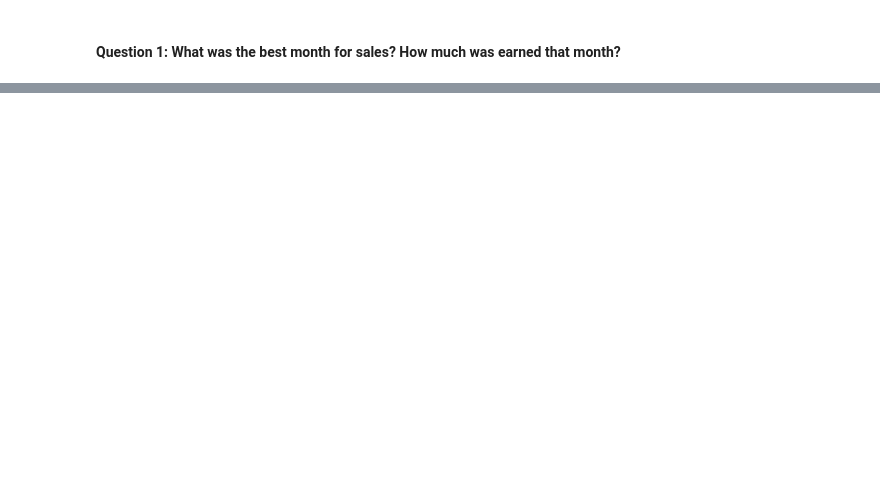
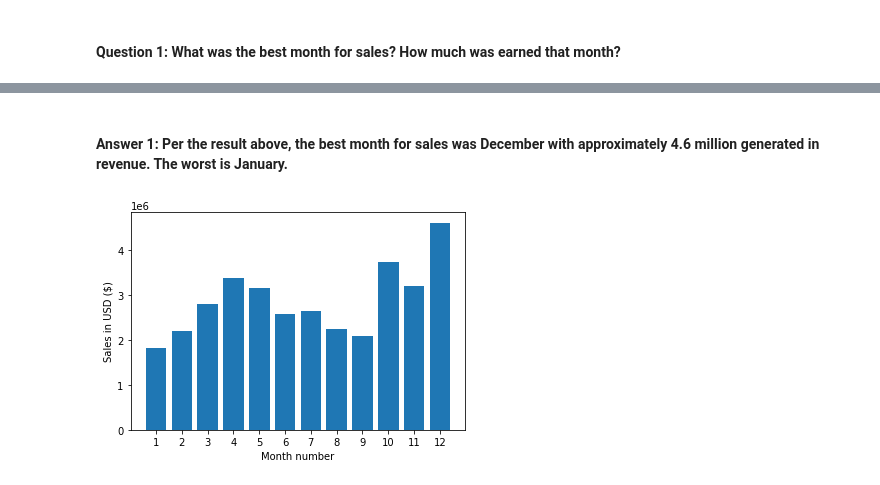
Before and after one commit to Kwabena-Kobiri/SalesAnalysis, a Jupyter notebook: Analysis.ipynb, the cells around one changed output, grey strips where cells are left out. Drawn from its saved outputs; the diff is of its cells as text; code cells hidden in the pictures; blank space fills up the shorter version.

Commit message:
Did some data column manipulations to discover the month that recorded the highest number of sales and the city with the highest number of sales.

```diff
--- a/Analysis.ipynb
+++ b/Analysis.ipynb
@@ -62,6 +62,6 @@ all_data = all_data[all_data['Order Date'].str[0:2] != 'Or']
 # %% [markdown]
 #### Convert columns to the correct types
 # %%
-all_data['Quantity Ordered'] = pd.to_numeric
-all_data['Price Each'] =
+all_data['Quantity Ordered'] = pd.to_numeric(all_data['Quantity Ordered'])
+all_data['Price Each'] = pd.to_numeric(all_data['Price Each'])
 # %% [markdown]
@@ -88,0 +96,13 @@ TypeError: can't multiply sequence by non-int of type 'str'
+# %%
+# Let's use the .apply method
+def get_city(address):
+    return address.split(',')[1]
+
+def get_state(address):
+    return address.split(',')[2].split(' ')[1]
+
+all_data['City'] = all_data['Purchase Address'].apply(
+    lambda x: get_city(x) + ' (' + get_state(x) + ')')
+# We could also use an f-string for the lambda function like (lambda x: f'{get_city(x)} ({get_state(x)})')
+
+all_data.head()
@@ -89,2 +116,6 @@ TypeError: can't multiply sequence by non-int of type 'str'
 # %% [markdown]
 #### Question 1: What was the best month for sales? How much was earned that month?
+# %%
+#Will do this by using a groupby method
+results = all_data.groupby('Month').sum()
+results
@@ -90,0 +137,17 @@ TypeError: can't multiply sequence by non-int of type 'str'
+# %% [markdown]
+#### Answer 1: Per the result above, the best month for sales was December with approximately 4.6 million generated in revenue. The worst is January.
+# %%
+#Plotting the sales results with matplotlib
+
+import matplotlib.pyplot as plt
+
+months = range(1, 13)    # X values
+#results would be used as the Y values
+
+plt.bar(months, results['Sales'])
+plt.xticks(months)
+plt.ylabel('Sales in USD ($)')
+plt.xlabel('Month number')
+plt.show()
+# %% [output]
+[figure, added]
```
Also changed, not shown: parts of 11 cells of this notebook.
